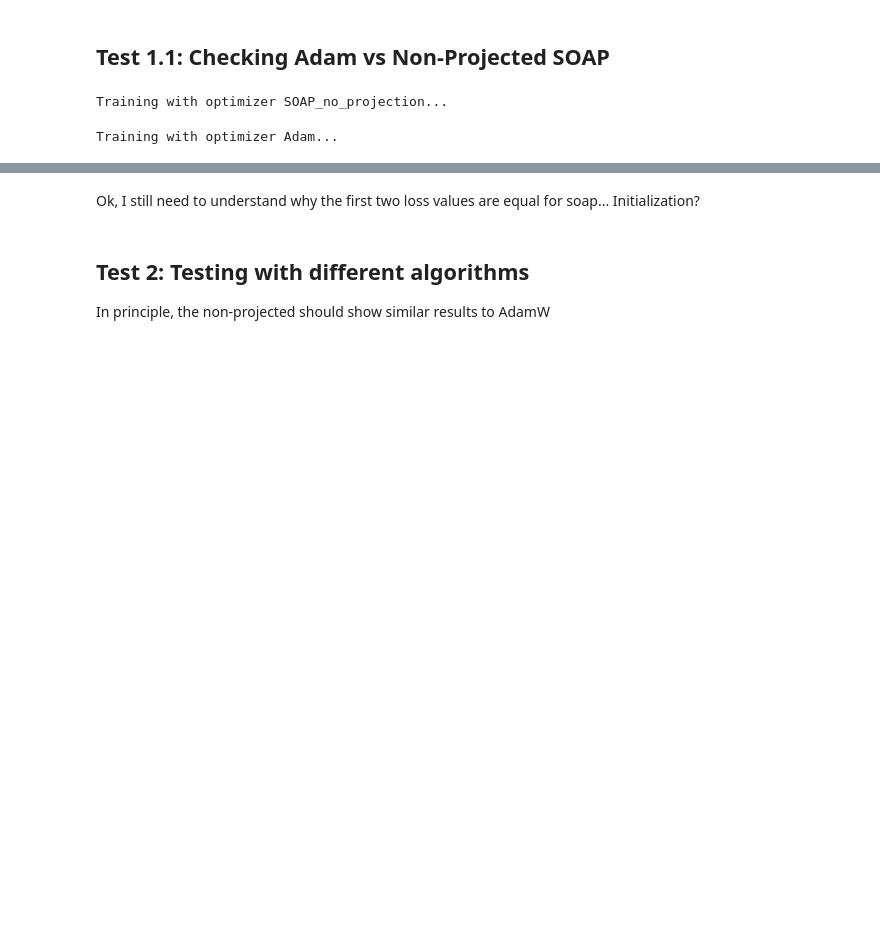
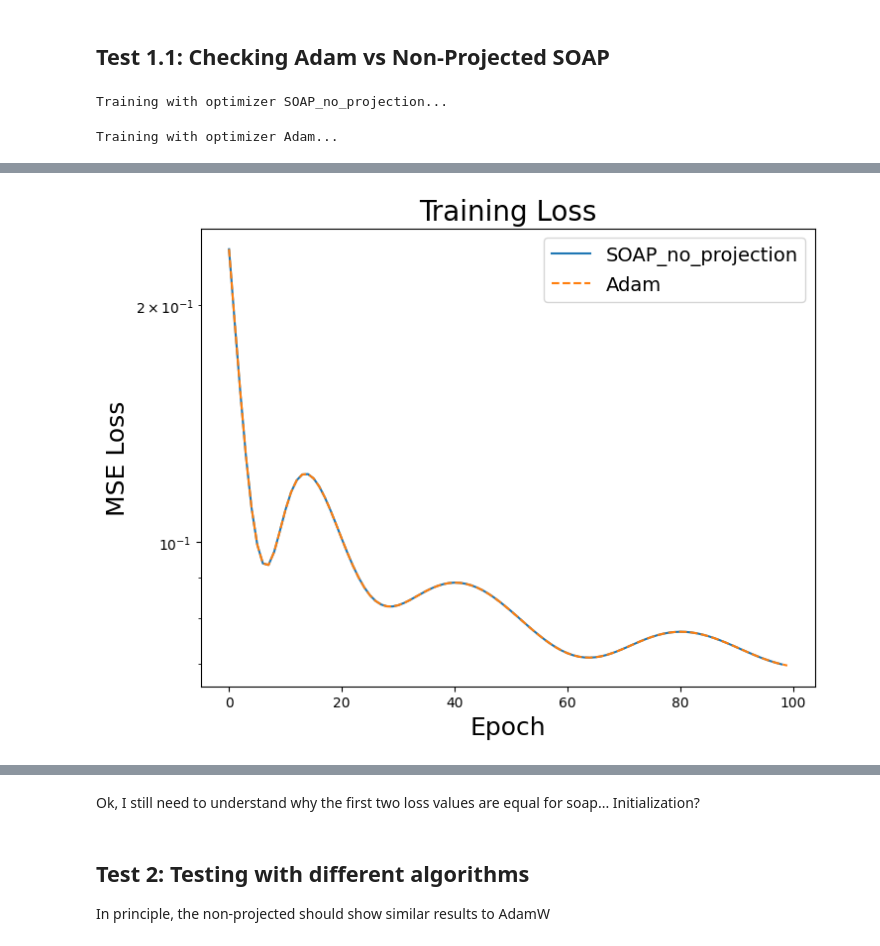
Before and after one commit to npicchiarelli/p01_optimization, a Jupyter notebook: 01_nonlinear_regression/optimizer_experiments.ipynb, the cells around one changed output, grey strips where cells are left out. Cells and saved outputs as stored; diff of their text form; code cells hidden in the pictures; blank space fills up the shorter version.

```diff
--- a/01_nonlinear_regression/optimizer_experiments.ipynb
+++ b/01_nonlinear_regression/optimizer_experiments.ipynb
@@ -182,3 +213,21 @@ array([0.23318891, 0.18849179, 0.15361565, 0.12750667, 0.10993508,
+# %%
+fig, ax = plt.subplots(1, 1, figsize=(8, 6))
+for i, opt_name in enumerate(optimizer_configs):
+    loss_avg = np.mean(results_total[opt_name]["loss_histories"], axis = 1)
+    loss_std = np.std(results_total[opt_name]["loss_histories"], axis = 1)
+    if opt_name == "Adam":
+        ax.plot(loss_avg, label=opt_name, linestyle="--")
+    elif opt_name == "SOAP_no_projection":
+        ax.plot(loss_avg[1:], label=opt_name)
+ax.set_title("Training Loss", fontsize=20)
+ax.set_yscale("log")
+ax.set_xlabel("Epoch", fontsize=18)
+ax.set_ylabel("MSE Loss", fontsize=18)
+ax.legend(fontsize=14)
+
+plt.savefig("./outputs/plots/soap2adam.png")
+# %% [output]
+[figure, added]
 # %%
 results_total["SOAP_no_projection"]["opt_state"]
 # %% [output]
```
Also changed, not shown: parts of 14 cells of this notebook.
